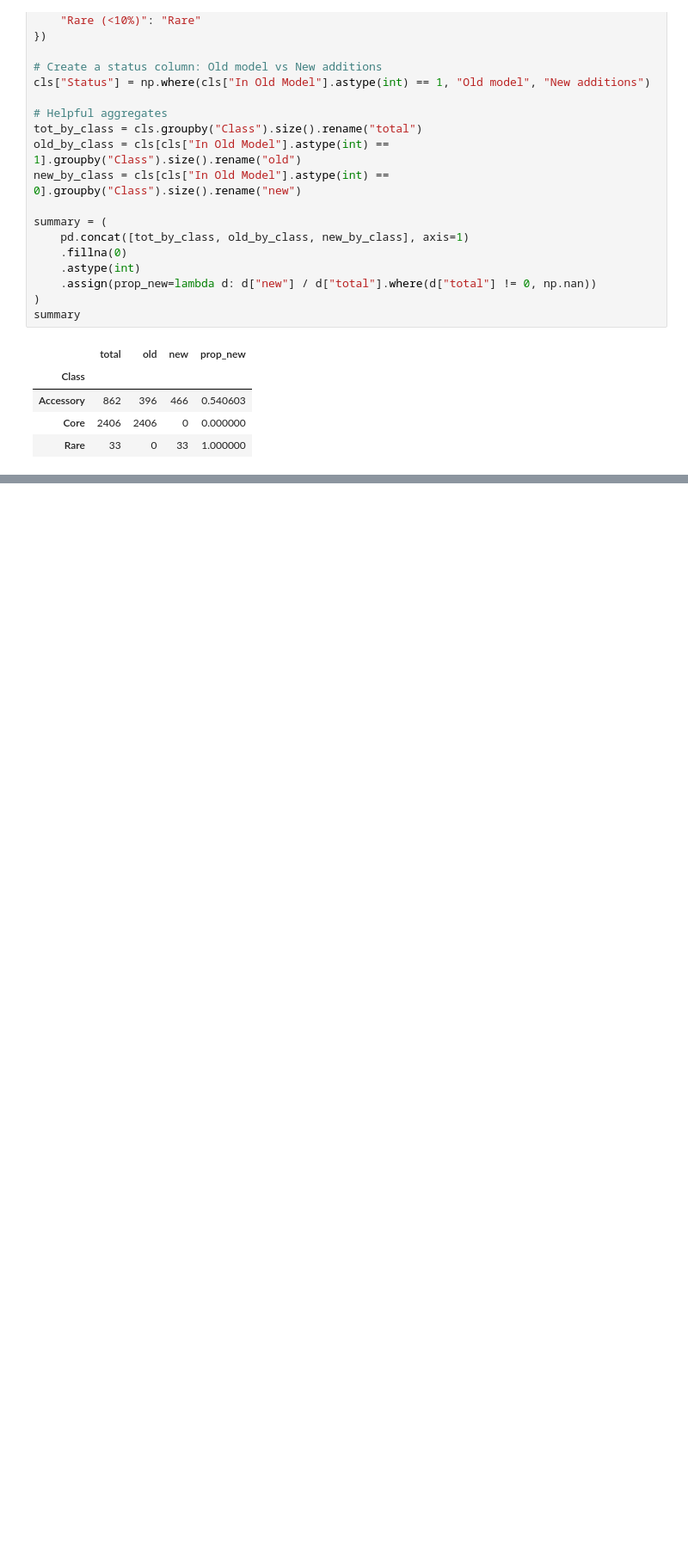
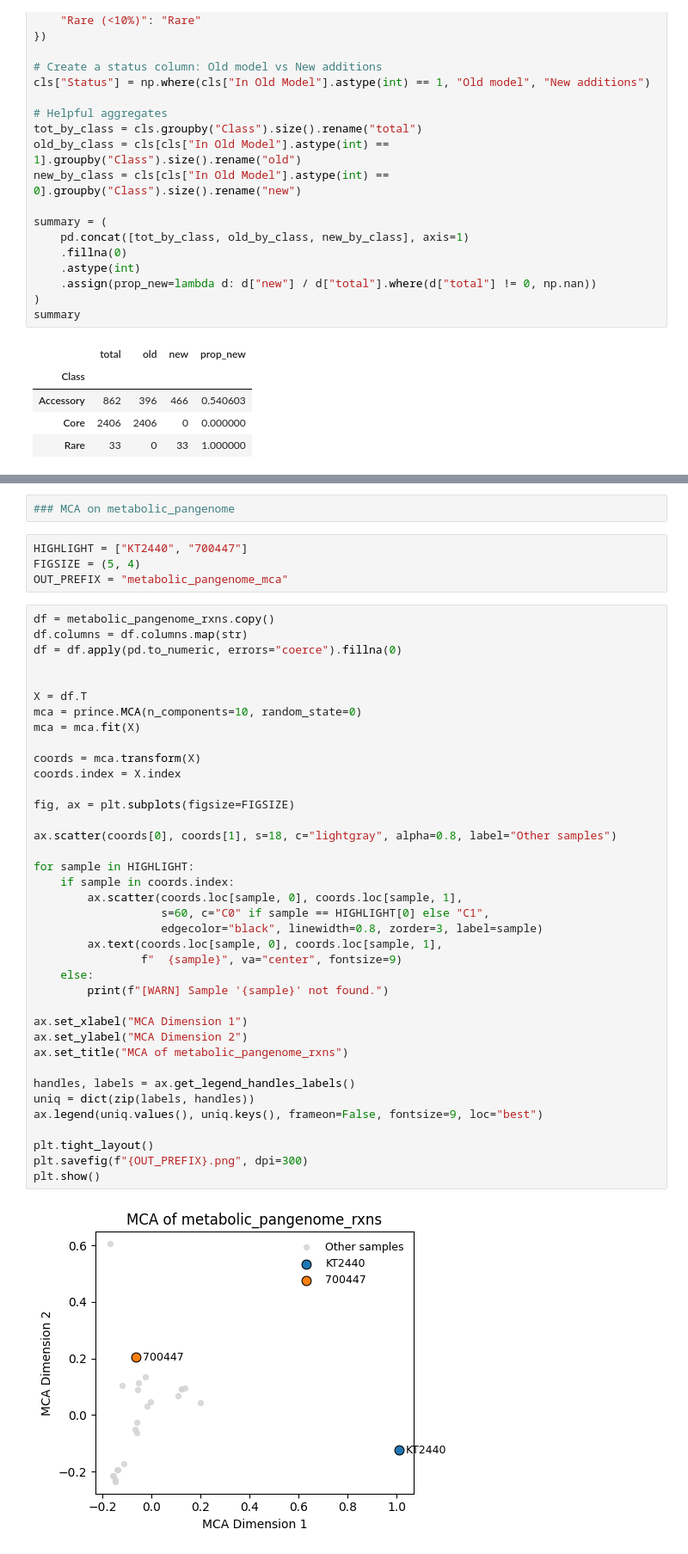
Before and after one commit to SBRG/Pseudomonas_putida_GEMs, a Jupyter notebook: subsystem_annotation.ipynb, the cells around one changed output, grey strips where cells are left out. Shown at 86% size. Saved outputs shown, nothing was run; the diff lists cells and outputs as text; blank space fills up the shorter version.

```diff
--- a/subsystem_annotation.ipynb
+++ b/subsystem_annotation.ipynb
@@ -460,0 +514,46 @@ plt.show()
+# %%
+### MCA on metabolic_pangenome
+# %%
+HIGHLIGHT = ["KT2440", "700447"]
+FIGSIZE = (5, 4)
+OUT_PREFIX = "metabolic_pangenome_mca"
+# %%
+df = metabolic_pangenome_rxns.copy()
+df.columns = df.columns.map(str)
+df = df.apply(pd.to_numeric, errors="coerce").fillna(0)
+
+
+X = df.T
+mca = prince.MCA(n_components=10, random_state=0)
+mca = mca.fit(X)
+
+coords = mca.transform(X)
+coords.index = X.index
+
+fig, ax = plt.subplots(figsize=FIGSIZE)
+
+ax.scatter(coords[0], coords[1], s=18, c="lightgray", alpha=0.8, label="Other samples")
+
+for sample in HIGHLIGHT:
+    if sample in coords.index:
+        ax.scatter(coords.loc[sample, 0], coords.loc[sample, 1],
+                   s=60, c="C0" if sample == HIGHLIGHT[0] else "C1",
+                   edgecolor="black", linewidth=0.8, zorder=3, label=sample)
+        ax.text(coords.loc[sample, 0], coords.loc[sample, 1],
+                f"  {sample}", va="center", fontsize=9)
+    else:
+        print(f"[WARN] Sample '{sample}' not found.")
+
+ax.set_xlabel("MCA Dimension 1")
+ax.set_ylabel("MCA Dimension 2")
+ax.set_title("MCA of metabolic_pangenome_rxns")
+
+handles, labels = ax.get_legend_handles_labels()
+uniq = dict(zip(labels, handles))
+ax.legend(uniq.values(), uniq.keys(), frameon=False, fontsize=9, loc="best")
+
+plt.tight_layout()
+plt.savefig(f"{OUT_PREFIX}.png", dpi=300)
+plt.show()
+# %% [output]
+[figure, added]
```
Also changed, not shown: parts of 9 cells of this notebook, 9 other files.
